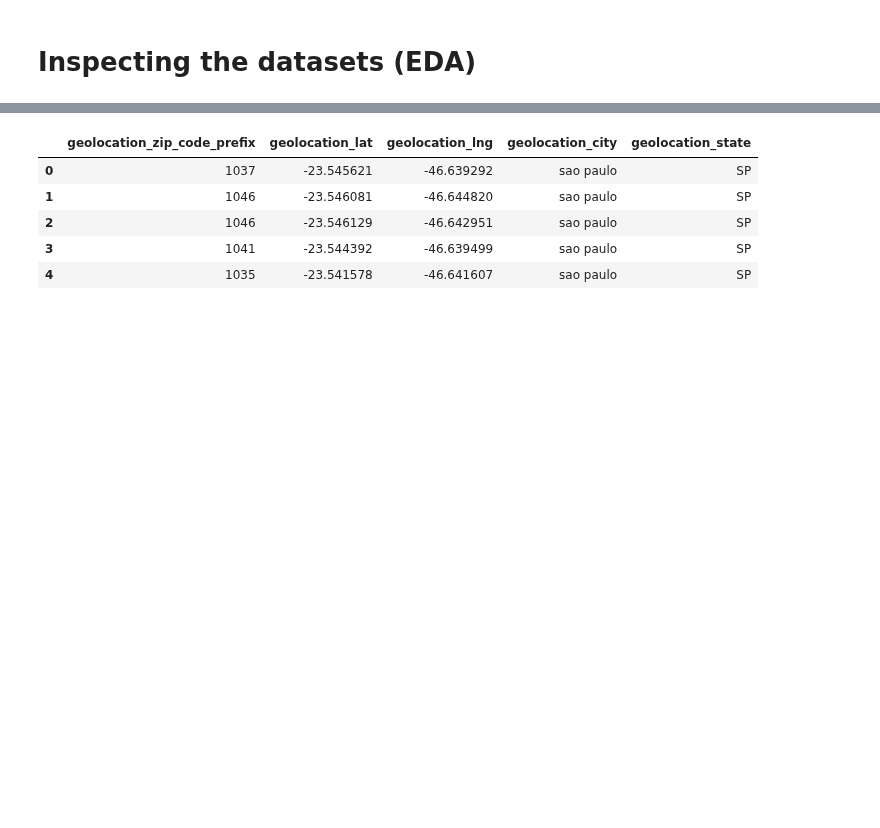
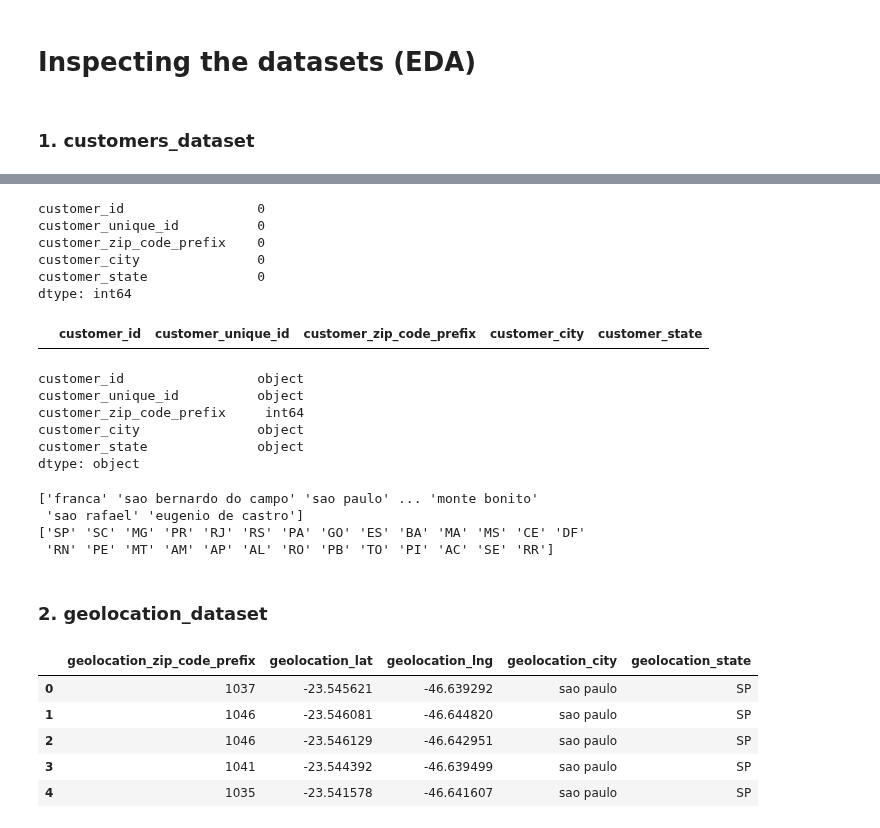
Before and after one commit to Daviedavie100/ML_MachineLearning, a Jupyter notebook: ecommerce.ipynb, the cells around one changed output, grey strips where cells are left out. Drawn from its saved outputs; the diff is of its cells as text; code cells hidden in the pictures; blank space fills up the shorter version.

```diff
--- a/ecommerce.ipynb
+++ b/ecommerce.ipynb
@@ -62,6 +62,8 @@ def open_csv(file_no):
     return df
 # %% [markdown]
 # Inspecting the datasets (EDA)
+# %% [markdown]
+### 1. customers_dataset
 # %%
 customers_dataset=open_csv(0)
 customers_dataset.head()
@@ -72,6 +74,42 @@ customers_dataset.head()
 | 2 | 4e7b3e00288586ebd08712fdd0374a03 | 060e732b5b29e8181a18229c7b0b2b5e | 1151 | sao paulo | SP |
 | 3 | b2b6027bc5c5109e529d4dc6358b12c3 | 259dac757896d24d7702b9acbbff3f3c | 8775 | mogi das cruzes | SP |
 | 4 | 4f2d8ab171c80ec8364f7c12e35b23ad | 345ecd01c38d18a9036ed96c73b8d066 | 13056 | campinas | SP |
+# %%
+# inspect nulls
+customers_dataset.isna().sum()
+# %% [output]
+customer_id                 0
+customer_unique_id          0
+customer_zip_code_prefix    0
+customer_city               0
+customer_state              0
+dtype: int64
+# %%
+# inspect duplicates
+customers_dataset[customers_dataset.duplicated()]
+# %% [output]
+|  | customer_id | customer_unique_id | customer_zip_code_prefix | customer_city | customer_state |
+# %%
+# inspect data types
+customers_dataset.dtypes
+# %% [output]
+customer_id                 object
+customer_unique_id          object
+customer_zip_code_prefix     int64
+customer_city               object
+customer_state              object
+dtype: object
+# %%
+# inspect categories
+print(customers_dataset['customer_city'].unique())
+print(customers_dataset['customer_state'].unique())
+# %% [output]
+['franca' 'sao bernardo do campo' 'sao paulo' ... 'monte bonito'
+ 'sao rafael' 'eugenio de castro']
+['SP' 'SC' 'MG' 'PR' 'RJ' 'RS' 'PA' 'GO' 'ES' 'BA' 'MA' 'MS' 'CE' 'DF'
+ 'RN' 'PE' 'MT' 'AM' 'AP' 'AL' 'RO' 'PB' 'TO' 'PI' 'AC' 'SE' 'RR']
+# %% [markdown]
+### 2. geolocation_dataset
 # %%
 geolocation_dataset=open_csv(1)
 geolocation_dataset.head()
```
Also changed, not shown: parts of 5 cells of this notebook.
